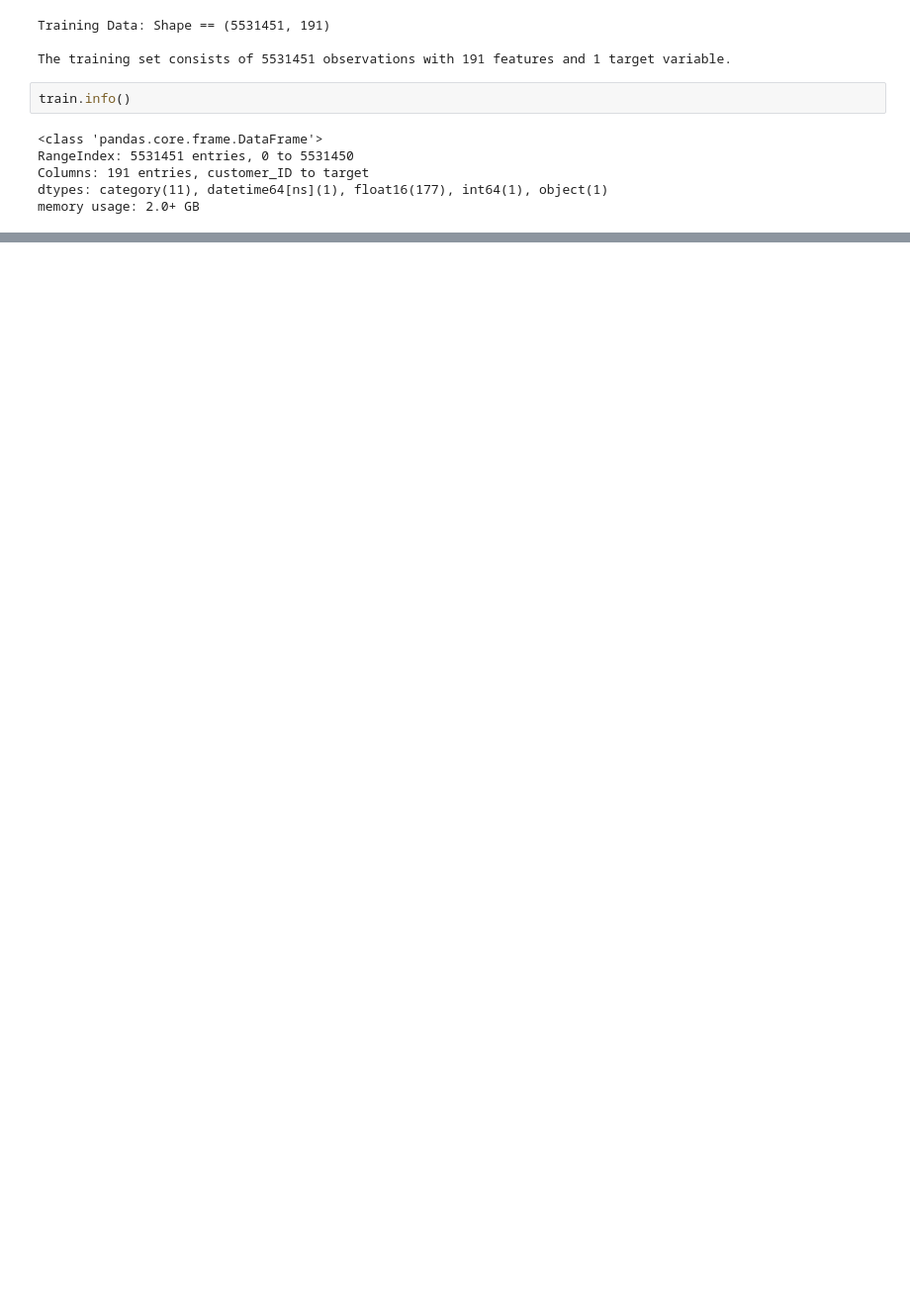
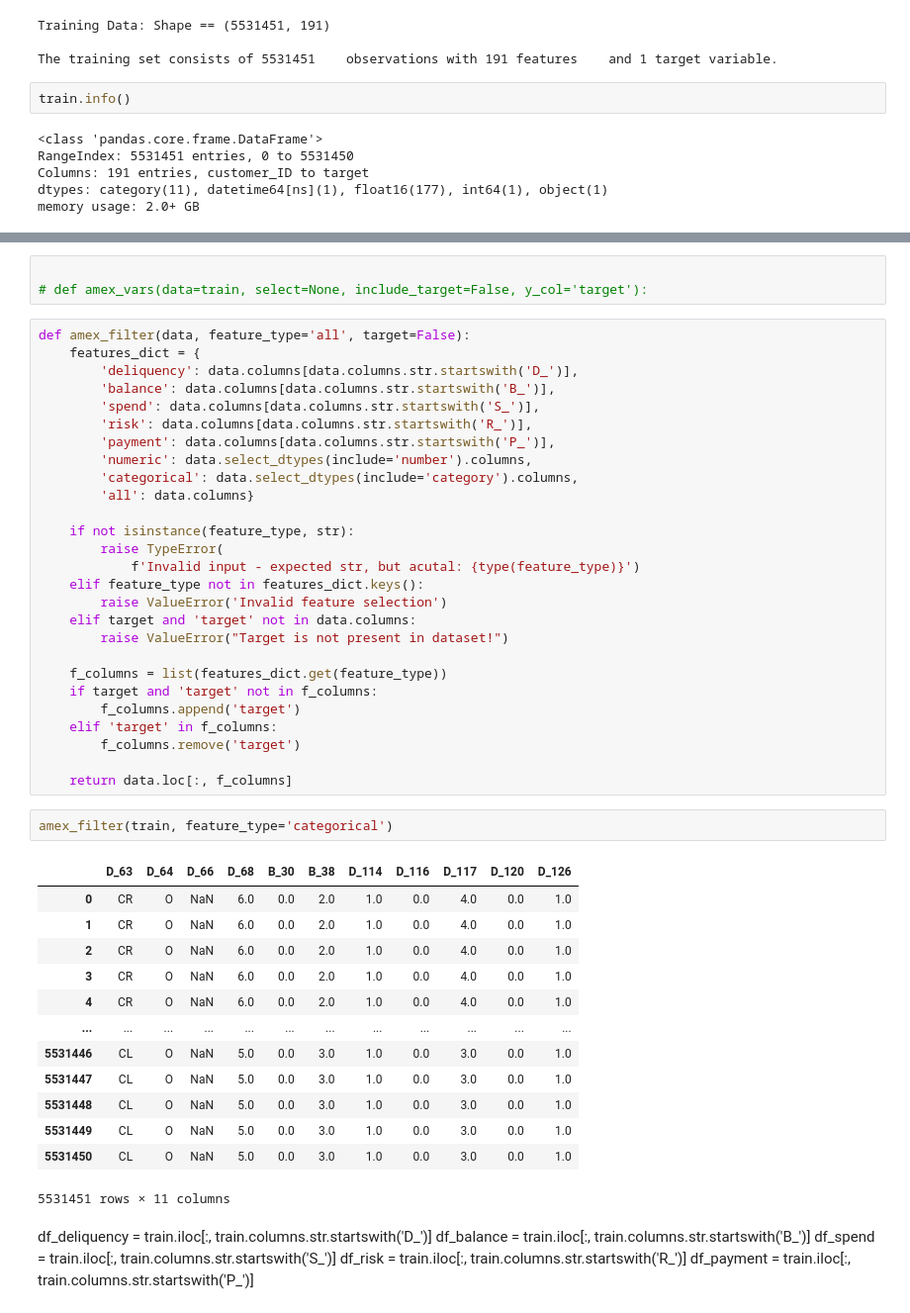
Before and after one commit to vtech256/amex-default-prediction, a Jupyter notebook: notebooks/amex-default-prediction.ipynb, the cells around one changed output, grey strips where cells are left out. Shown at 99% size. Drawn from its saved outputs; the diff is of its cells as text; blank space fills up the shorter version.

```diff
--- a/notebooks/amex-default-prediction.ipynb
+++ b/notebooks/amex-default-prediction.ipynb
@@ -155,0 +193,52 @@ Incomplete Features:
+# %%
+
+# def amex_vars(data=train, select=None, include_target=False, y_col='target'):
+# %%
+def amex_filter(data, feature_type='all', target=False):
+    features_dict = {
+        'deliquency': data.columns[data.columns.str.startswith('D_')],
+        'balance': data.columns[data.columns.str.startswith('B_')],
+        'spend': data.columns[data.columns.str.startswith('S_')],
+        'risk': data.columns[data.columns.str.startswith('R_')],
+        'payment': data.columns[data.columns.str.startswith('P_')],
+        'numeric': data.select_dtypes(include='number').columns,
+        'categorical': data.select_dtypes(include='category').columns,
+        'all': data.columns}
+
+    if not isinstance(feature_type, str):
+        raise TypeError(
+            f'Invalid input - expected str, but acutal: {type(feature_type)}')
+    elif feature_type not in features_dict.keys():
+        raise ValueError('Invalid feature selection')
+    elif target and 'target' not in data.columns:
+        raise ValueError("Target is not present in dataset!")
+
+    f_columns = list(features_dict.get(feature_type))
+    if target and 'target' not in f_columns:
+        f_columns.append('target')
+    elif 'target' in f_columns:
+        f_columns.remove('target')
+
+    return data.loc[:, f_columns]
+# %%
+amex_filter(train, feature_type='categorical')
+# %% [output]
+|  | D_63 | D_64 | D_66 | D_68 | B_30 | B_38 | D_114 | D_116 | D_117 | D_120 | D_126 |
+| 0 | CR | O | NaN | 6.0 | 0.0 | 2.0 | 1.0 | 0.0 | 4.0 | 0.0 | 1.0 |
+| 1 | CR | O | NaN | 6.0 | 0.0 | 2.0 | 1.0 | 0.0 | 4.0 | 0.0 | 1.0 |
+| 2 | CR | O | NaN | 6.0 | 0.0 | 2.0 | 1.0 | 0.0 | 4.0 | 0.0 | 1.0 |
+| 3 | CR | O | NaN | 6.0 | 0.0 | 2.0 | 1.0 | 0.0 | 4.0 | 0.0 | 1.0 |
+| 4 | CR | O | NaN | 6.0 | 0.0 | 2.0 | 1.0 | 0.0 | 4.0 | 0.0 | 1.0 |
+| ... | ... | ... | ... | ... | ... | ... | ... | ... | ... | ... | ... |
+| 5531446 | CL | O | NaN | 5.0 | 0.0 | 3.0 | 1.0 | 0.0 | 3.0 | 0.0 | 1.0 |
+| 5531447 | CL | O | NaN | 5.0 | 0.0 | 3.0 | 1.0 | 0.0 | 3.0 | 0.0 | 1.0 |
+| 5531448 | CL | O | NaN | 5.0 | 0.0 | 3.0 | 1.0 | 0.0 | 3.0 | 0.0 | 1.0 |
+| 5531449 | CL | O | NaN | 5.0 | 0.0 | 3.0 | 1.0 | 0.0 | 3.0 | 0.0 | 1.0 |
+| 5531450 | CL | O | NaN | 5.0 | 0.0 | 3.0 | 1.0 | 0.0 | 3.0 | 0.0 | 1.0 |
+5531451 rows × 11 columns
+# %% [markdown]
+df_deliquency = train.iloc[:, train.columns.str.startswith('D_')]
+df_balance = train.iloc[:, train.columns.str.startswith('B_')]
+df_spend = train.iloc[:, train.columns.str.startswith('S_')]
+df_risk = train.iloc[:, train.columns.str.startswith('R_')]
+df_payment = train.iloc[:, train.columns.str.startswith('P_')]
```
Also changed, not shown: parts of 33 cells of this notebook.
